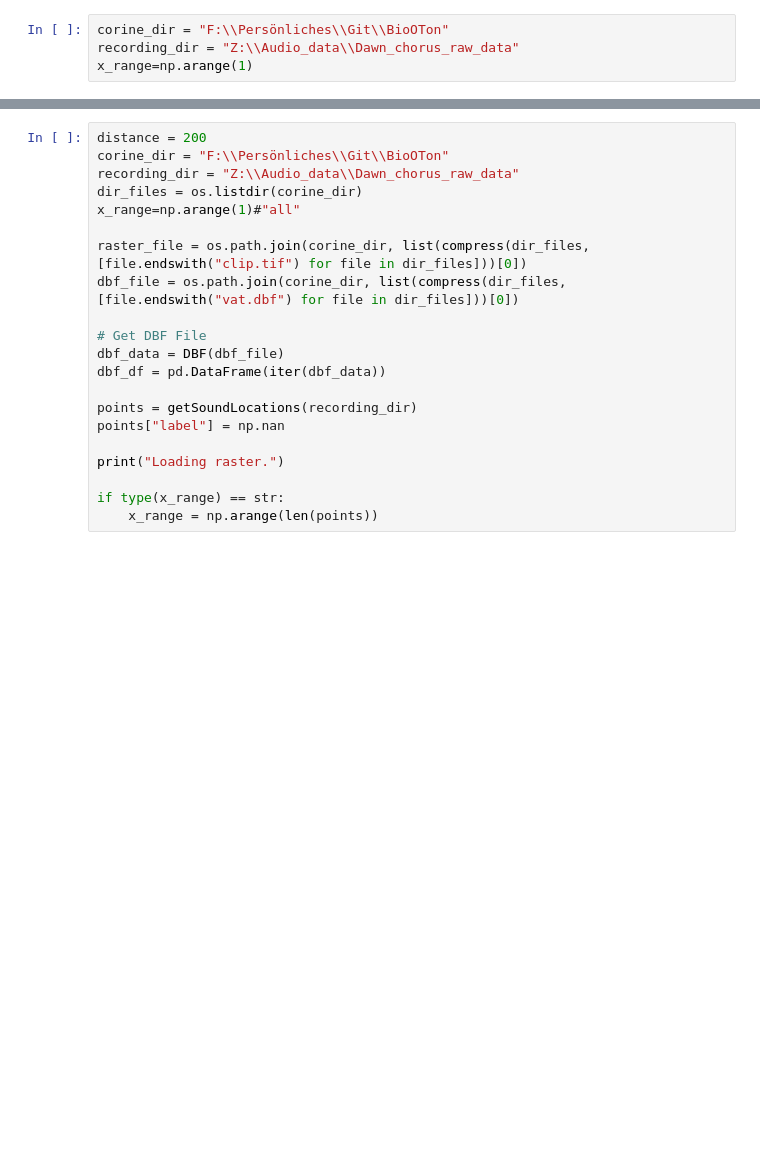
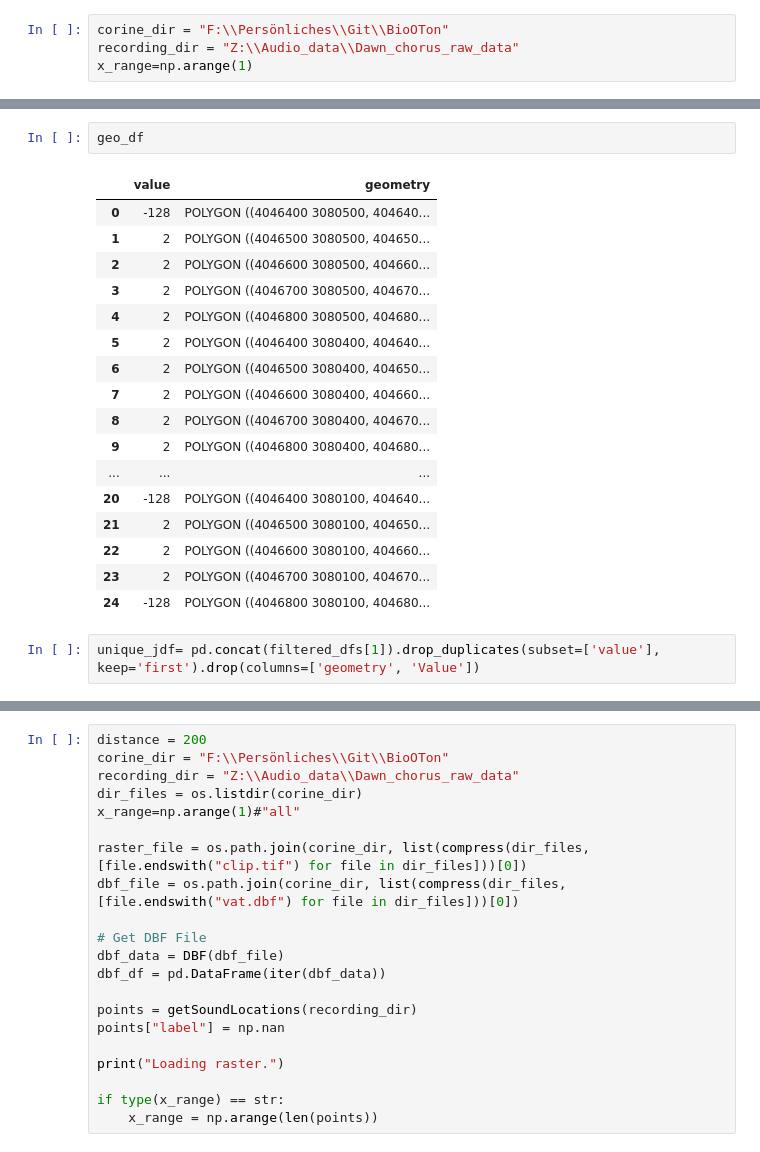
Before and after one commit to mfherrm/BioOTon, a Jupyter notebook: CORINE.ipynb, the cells around one changed output, grey strips where cells are left out. Cells and saved outputs as stored; diff of their text form; blank space fills up the shorter version.

```diff
--- a/CORINE.ipynb
+++ b/CORINE.ipynb
@@ -1310,0 +1322,22 @@ Assigned class 112 to point 0
+# %%
+geo_df
+# %% [output]
+|  | value | geometry |
+| 0 | -128 | POLYGON ((4046400 3080500, 404640... |
+| 1 | 2 | POLYGON ((4046500 3080500, 404650... |
+| 2 | 2 | POLYGON ((4046600 3080500, 404660... |
+| 3 | 2 | POLYGON ((4046700 3080500, 404670... |
+| 4 | 2 | POLYGON ((4046800 3080500, 404680... |
+| 5 | 2 | POLYGON ((4046400 3080400, 404640... |
+| 6 | 2 | POLYGON ((4046500 3080400, 404650... |
+| 7 | 2 | POLYGON ((4046600 3080400, 404660... |
+| 8 | 2 | POLYGON ((4046700 3080400, 404670... |
+| 9 | 2 | POLYGON ((4046800 3080400, 404680... |
+| ... | ... | ... |
+| 20 | -128 | POLYGON ((4046400 3080100, 404640... |
+| 21 | 2 | POLYGON ((4046500 3080100, 404650... |
+| 22 | 2 | POLYGON ((4046600 3080100, 404660... |
+| 23 | 2 | POLYGON ((4046700 3080100, 404670... |
+| 24 | -128 | POLYGON ((4046800 3080100, 404680... |
+# %%
+unique_jdf= pd.concat(filtered_dfs[1]).drop_duplicates(subset=['value'], keep='first').drop(columns=['geometry', 'Value'])
```
Also changed, not shown: parts of 9 cells of this notebook.
